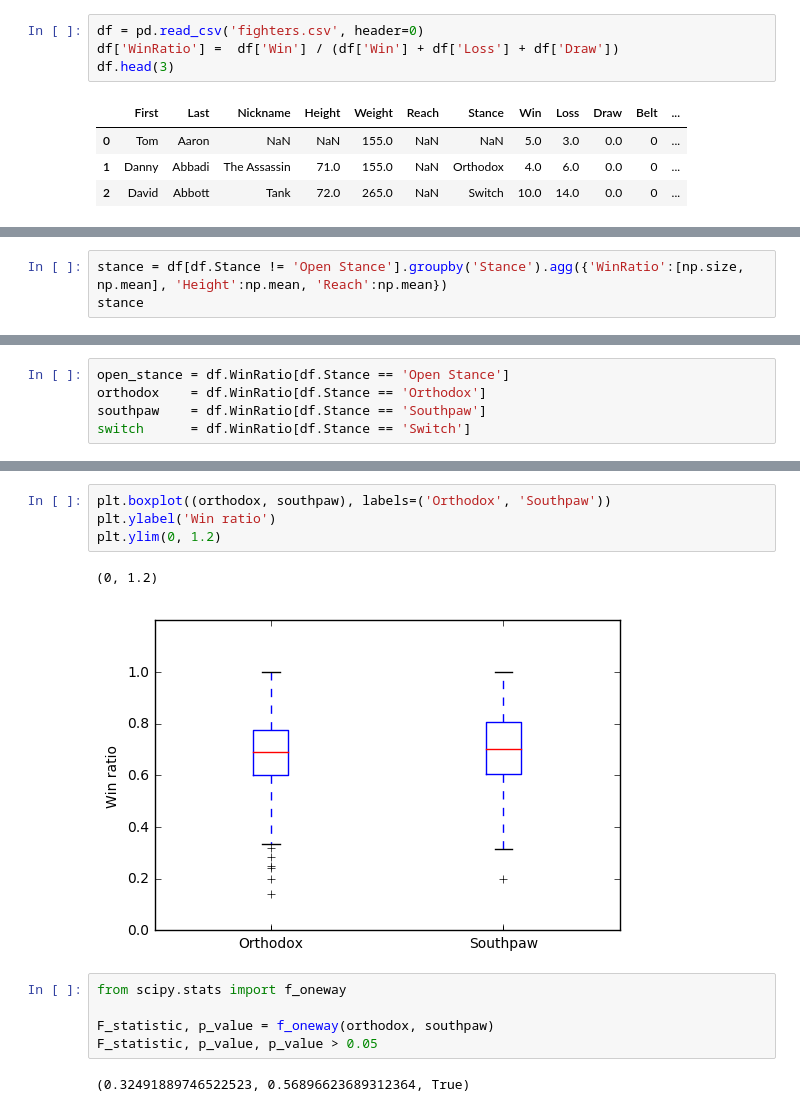
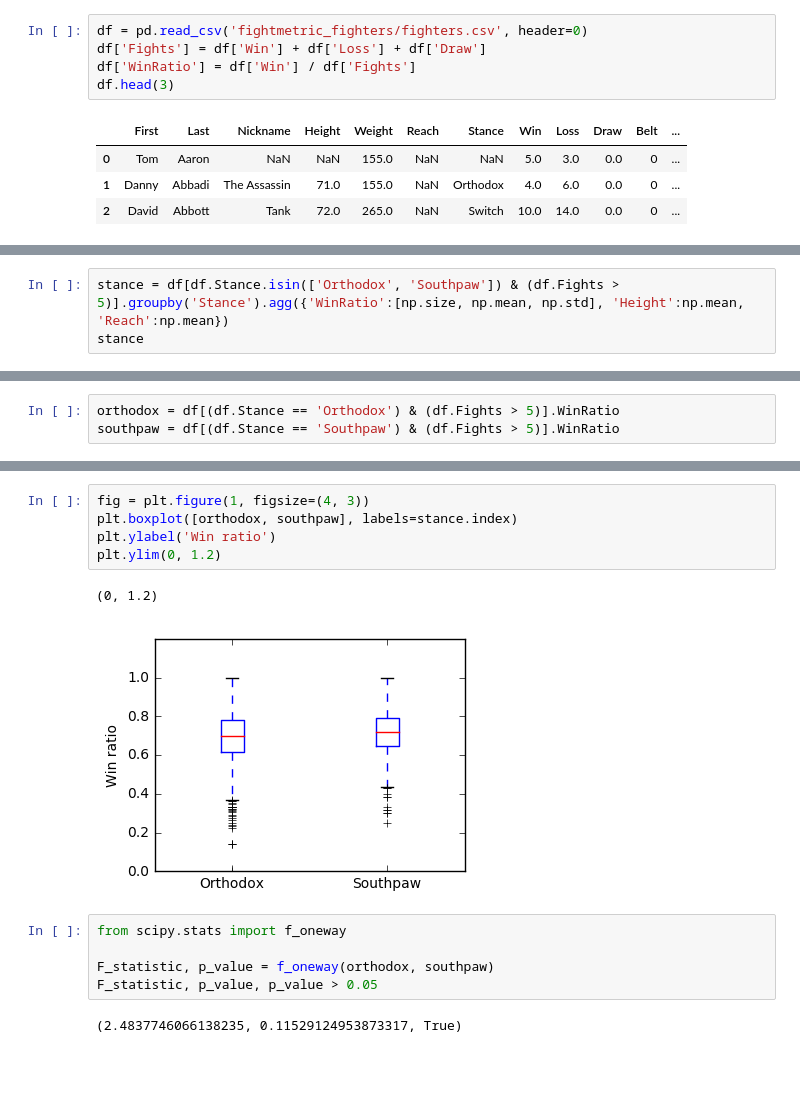
Before and after one commit to jhalverson/data_science, a Jupyter notebook: misc/mma_analytics/stance_win_ratio.ipynb, the cells around one changed output, grey strips where cells are left out. Saved outputs shown, nothing was run; the diff lists cells and outputs as text; blank space fills up the shorter version.

```diff
--- a/misc/mma_analytics/stance_win_ratio.ipynb
+++ b/misc/mma_analytics/stance_win_ratio.ipynb
@@ -8,8 +8,9 @@ import pandas as pd
 import matplotlib.pyplot as plt
 %matplotlib inline
 # %%
-df = pd.read_csv('fighters.csv', header=0)
-df['WinRatio'] =  df['Win'] / (df['Win'] + df['Loss'] + df['Draw'])
+df = pd.read_csv('fightmetric_fighters/fighters.csv', header=0)
+df['Fights'] = df['Win'] + df['Loss'] + df['Draw']
+df['WinRatio'] = df['Win'] / df['Fights']
 df.head(3)
 # %% [output]
 |  | First | Last | Nickname | Height | Weight | Reach | Stance | Win | Loss | Draw | Belt | ... |
@@ -48,4 +81,4 @@ pearsonr(lw.Reach, lw.WinRatio), spearmanr(lw.Reach, lw.WinRatio)
 # %%
-stance = df[df.Stance != 'Open Stance'].groupby('Stance').agg({'WinRatio':[np.size, np.mean], 'Height':np.mean, 'Reach':np.mean})
+stance = df[df.Stance.isin(['Orthodox', 'Southpaw']) & (df.Fights > 5)].groupby('Stance').agg({'WinRatio':[np.size, np.mean, np.std], 'Height':np.mean, 'Reach':np.mean})
 stance
 # %% [output]
@@ -65,5 +98,3 @@ plt.ylabel('Win ratio')
 # %%
-open_stance = df.WinRatio[df.Stance == 'Open Stance']
-orthodox    = df.WinRatio[df.Stance == 'Orthodox']
-southpaw    = df.WinRatio[df.Stance == 'Southpaw']
-switch      = df.WinRatio[df.Stance == 'Switch']
+orthodox = df[(df.Stance == 'Orthodox') & (df.Fights > 5)].WinRatio
+southpaw = df[(df.Stance == 'Southpaw') & (df.Fights > 5)].WinRatio
@@ -76,14 +103,15 @@ nan 0.201487134884 0.210738946712 0.162134808223
 # %%
-plt.boxplot((orthodox, southpaw), labels=('Orthodox', 'Southpaw'))
+fig = plt.figure(1, figsize=(4, 3))
+plt.boxplot([orthodox, southpaw], labels=stance.index)
 plt.ylabel('Win ratio')
 plt.ylim(0, 1.2)
 # %% [output]
 (0, 1.2)
-[figure, old version]
+[figure, new version]
 # %%
 from scipy.stats import f_oneway
 
 F_statistic, p_value = f_oneway(orthodox, southpaw)
 F_statistic, p_value, p_value > 0.05
 # %% [output]
-(0.32491889746522523, 0.56896623689312364, True)
+(2.4837746066138235, 0.11529124953873317, True)
```
Also changed, not shown: parts of 13 cells of this notebook, 3 other files.
